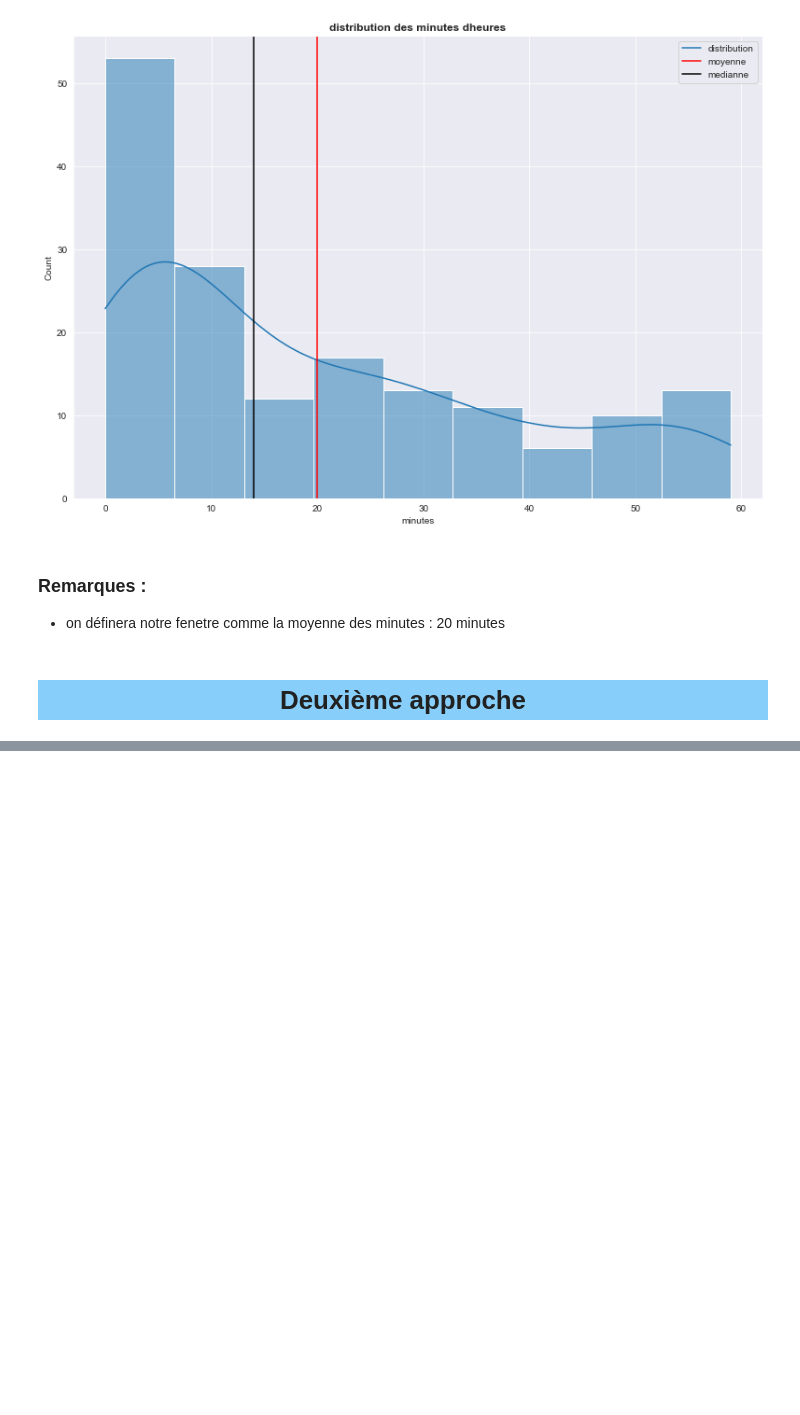
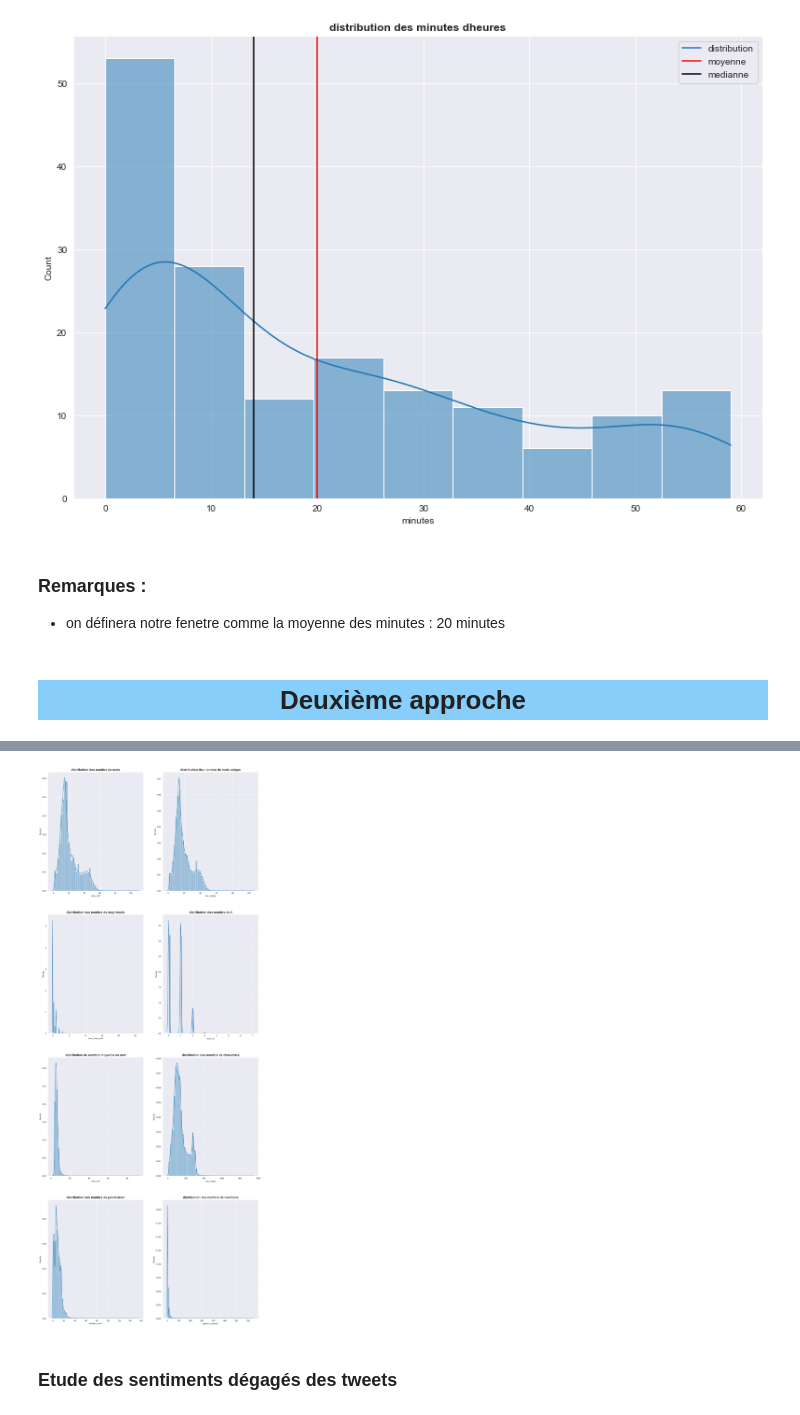
Before and after one commit to MohamedHmamouch/Earthquake_prediction, a Jupyter notebook: Notebook/Prediction_seisme_NLP.ipynb, the cells around one changed output, grey strips where cells are left out. Drawn from its saved outputs; the diff is of its cells as text; code cells hidden in the pictures; blank space fills up the shorter version.

```diff
--- a/Notebook/Prediction_seisme_NLP.ipynb
+++ b/Notebook/Prediction_seisme_NLP.ipynb
@@ -434,0 +429,19 @@ categorical_data
+# %%
+def create_features(df):
+
+    df['num_mot']=df['tweet_text'].apply(lambda x: len(str(x).split()))
+    df["mot_unique"]=df["tweet_text"].apply(lambda x: len(set(str(x).split())))
+    df['num_stop_word']=df['tweet_text'].apply(lambda x:
+                                              len([w for w in str(x).lower().split() if w in STOPWORDS]))
+    df['num_url']=df['tweet_text'].apply(lambda x: len([w for w in str(x).lower().split() if 'http' in w or 'https' in w]))
+
+    df['moy_mot']=df['tweet_text'].apply(lambda x:np.mean([len(w) for w in str(x).split()]))
+
+    df['nom_chara']=df['tweet_text'].apply(lambda x: len(str(x)))
+
+    df['nombre_punc']=df['tweet_text'].apply(lambda x: len([c for c in str(x) if c in string.punctuation]))
+    df['nombre_mention']=df['tweet_mtion'].apply(lambda x:len(x) if x is not None else 0)
+
+    return df
+# %%
+data=create_features(data)
@@ -434,0 +464,22 @@ categorical_data
+# %%
+fig,ax=plt.subplots(ncols=2,nrows=4,figsize=(18,48))
+
+sns.distplot(data['num_mot'],ax=ax[0][0]).set_title(label='distribution des nombre de mots',fontsize=15,fontweight='bold')
+sns.distplot(data['mot_unique'],ax=ax[0][1]).set_title(label='distribution des nombre de mots unique',fontsize=15,fontweight='bold')
+sns.distplot(data['num_stop_word'],ax=ax[1][0]).set_title(label='distribution des nombre de stop words',fontsize=15,fontweight='bold')
+sns.distplot(data['num_url'],ax=ax[1][1]).set_title(label='distribution des nombre d''url',fontsize=15,fontweight='bold')
+sns.distplot(data['moy_mot'],ax=ax[2][0]).set_title(label='distribution du nombre moyenne de mot',fontsize=15,fontweight='bold')
+sns.distplot(data['nom_chara'],ax=ax[2][1]).set_title(label='distribution des nombre de charactère',fontsize=15,fontweight='bold')
+sns.distplot(data['nombre_punc'],ax=ax[3][0]).set_title(label='distribution des nombre de ponctiation',fontsize=15,fontweight='bold')
+sns.distplot(data['nombre_mention'],ax=ax[3][1]).set_title(label='distribution des nombre de mentions',fontsize=15,fontweight='bold')
+
+
+
+
+
+
+plt.show()
+# %% [output]
+[figure, added]
+# %% [markdown]
+### Etude des sentiments dégagés des tweets
```
Also changed, not shown: parts of 8 cells of this notebook.
